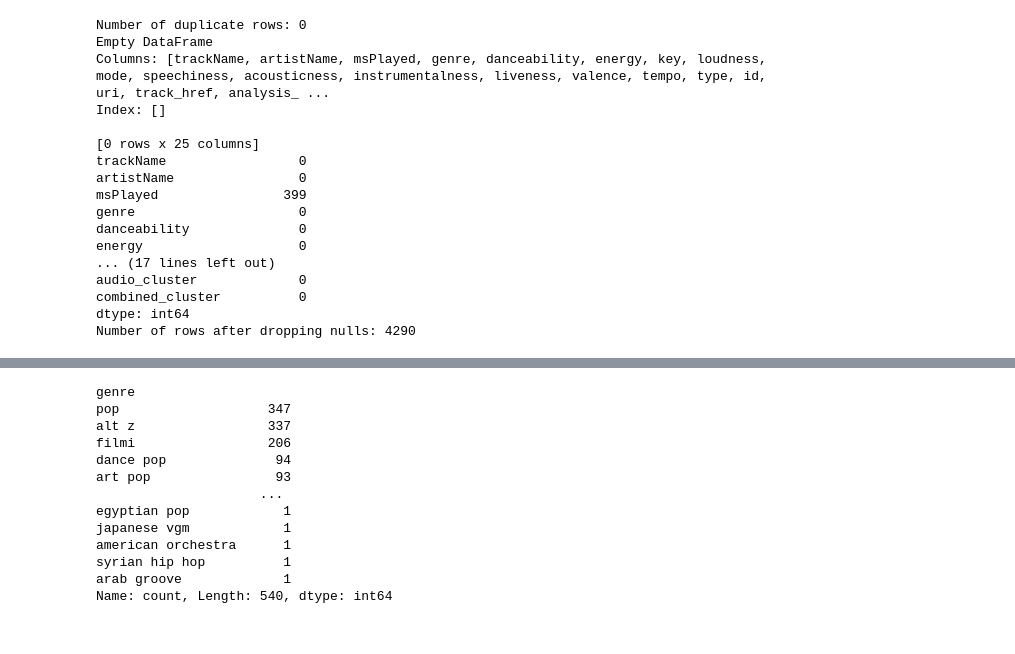
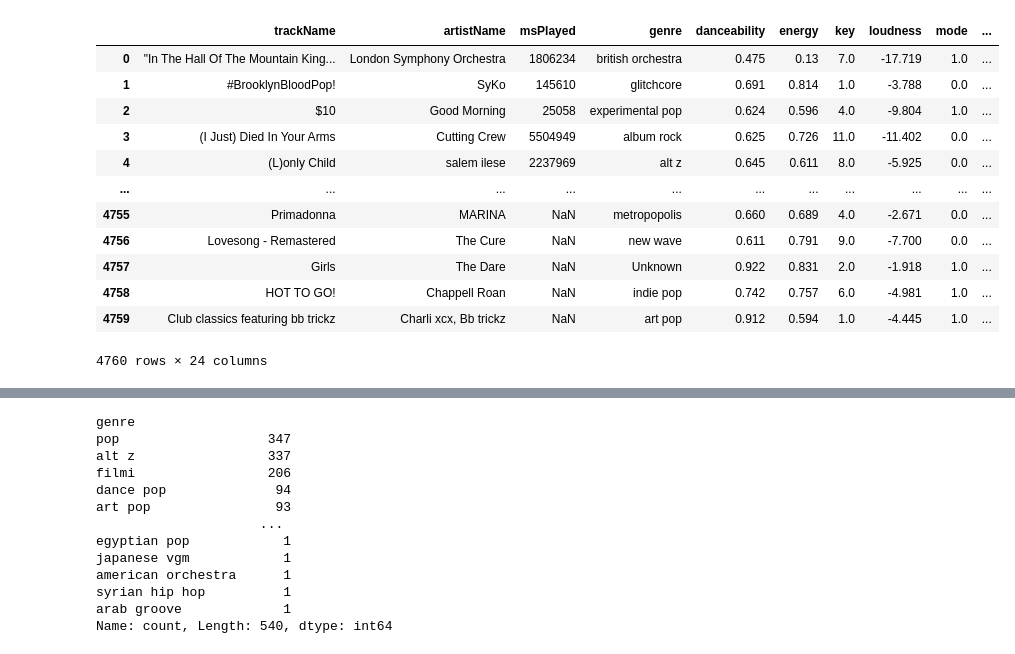
Before and after one commit to iistatiehh/music-recomandation, a Jupyter notebook: spotistateh1.ipynb, the cells around one changed output, grey strips where cells are left out. Cells and saved outputs as stored; diff of their text form; code cells hidden in the pictures.

```diff
--- a/spotistateh1.ipynb
+++ b/spotistateh1.ipynb
@@ -13,35 +13,19 @@ from sklearn.metrics.pairwise import cosine_similarity
 from sklearn.cluster import AgglomerativeClustering
 from scipy.cluster.hierarchy import dendrogram, linkage
 # %%
-dataset = pd.read_csv(r"C:\Users\asus\Desktop\models\Spotify_Song_Attributes_with_clusters.csv", encoding='ISO-8859-1')
+dataset = pd.read_csv(r"C:\Users\asus\Desktop\mr datasets\Spotify_Song_Attributes(with api changes).csv")
+dataset
+# %% [output]
+|  | trackName | artistName | msPlayed | genre | danceability | energy | key | loudness | mode | ... |
+| 0 | "In The Hall Of The Mountain King... | London Symphony Orchestra | 1806234 | british orchestra | 0.475 | 0.13 | 7.0 | -17.719 | 1.0 | ... |
+| 1 | #BrooklynBloodPop! | SyKo | 145610 | glitchcore | 0.691 | 0.814 | 1.0 | -3.788 | 0.0 | ... |
+| 2 | $10 | Good Morning | 25058 | experimental pop | 0.624 | 0.596 | 4.0 | -9.804 | 1.0 | ... |
+| 3 | (I Just) Died In Your Arms | Cutting Crew | 5504949 | album rock | 0.625 | 0.726 | 11.0 | -11.402 | 0.0 | ... |
+| 4 | (L)only Child | salem ilese | 2237969 | alt z | 0.645 | 0.611 | 8.0 | -5.925 | 0.0 | ... |
+| ... | ... | ... | ... | ... | ... | ... | ... | ... | ... | ... |
+| 4755 | Primadonna | MARINA | NaN | metropopolis | 0.660 | 0.689 | 4.0 | -2.671 | 0.0 | ... |
+| 4756 | Lovesong - Remastered | The Cure | NaN | new wave | 0.611 | 0.791 | 9.0 | -7.700 | 0.0 | ... |
+| 4757 | Girls | The Dare | NaN | Unknown | 0.922 | 0.831 | 2.0 | -1.918 | 1.0 | ... |
+| 4758 | HOT TO GO! | Chappell Roan | NaN | indie pop | 0.742 | 0.757 | 6.0 | -4.981 | 1.0 | ... |
+| 4759 | Club classics featuring bb trickz | Charli xcx, Bb trickz | NaN | art pop | 0.912 | 0.594 | 1.0 | -4.445 | 1.0 | ... |
+4760 rows × 24 columns
-# %%
-#data preprocessing
-duplicate_rows = dataset[dataset.duplicated()]
-print(f"Number of duplicate rows: {len(duplicate_rows)}")
-# Display the duplicate rows
-print(duplicate_rows)
-# Remove duplicate rows from the dataset
-dataset = dataset.drop_duplicates()
-null_values = dataset.isnull().sum()
-print(null_values)##no null values
-# Drop rows with any null values
-dataset_cleaned = dataset.dropna()
-print(f"Number of rows after dropping nulls: {dataset_cleaned.shape[0]}")
-# %% [output]
-Number of duplicate rows: 0
-Empty DataFrame
-Columns: [trackName, artistName, msPlayed, genre, danceability, energy, key, loudness, mode, speechiness, acousticness, instrumentalness, liveness, valence, tempo, type, id, uri, track_href, analysis_ ...
-Index: []
-
-[0 rows x 25 columns]
-trackName                 0
-artistName                0
-msPlayed                399
-genre                     0
-danceability              0
-energy                    0
-... (17 lines left out)
-audio_cluster             0
-combined_cluster          0
-dtype: int64
-Number of rows after dropping nulls: 4290
```
Also changed, not shown: parts of 25 cells of this notebook.
